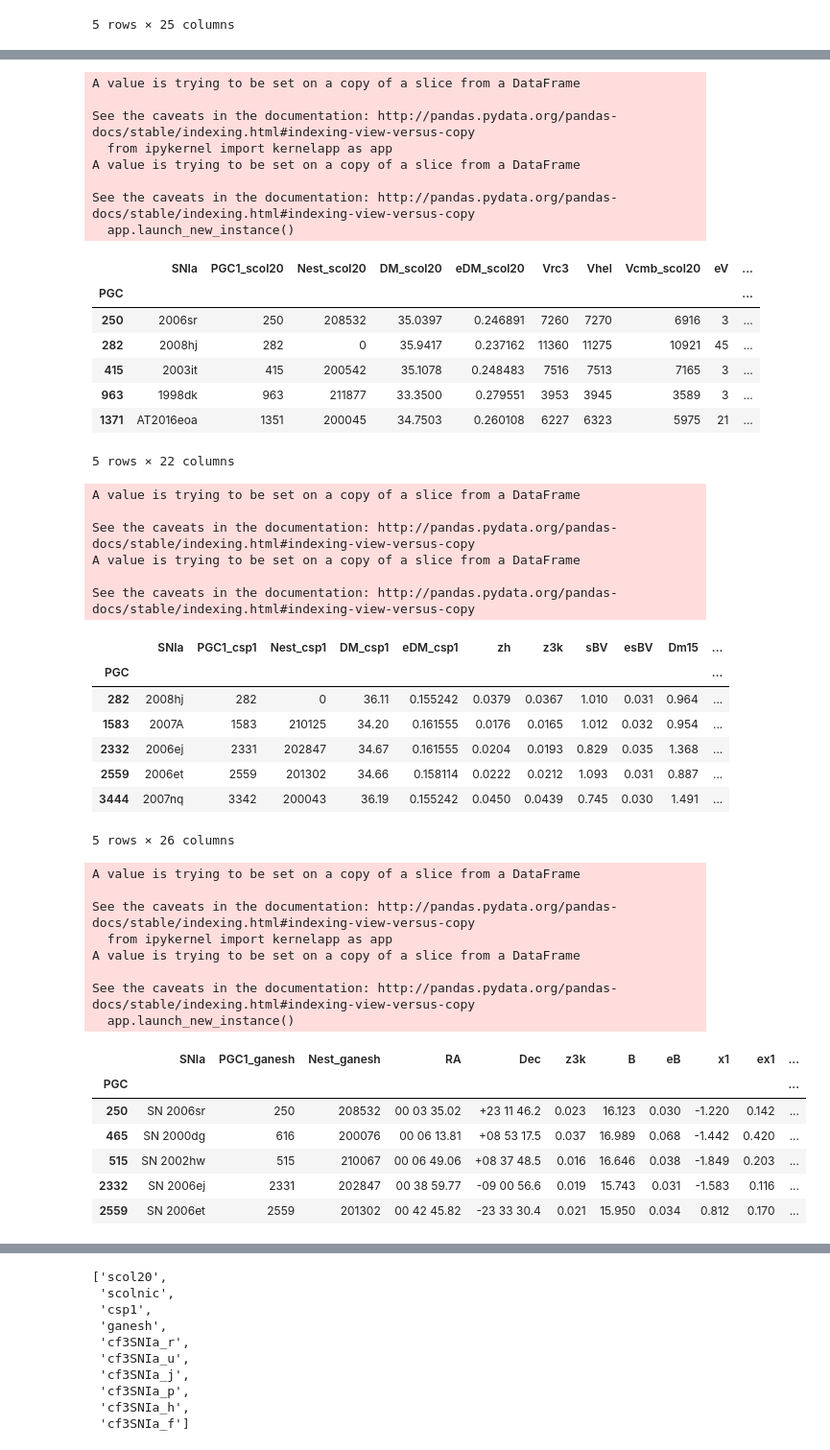
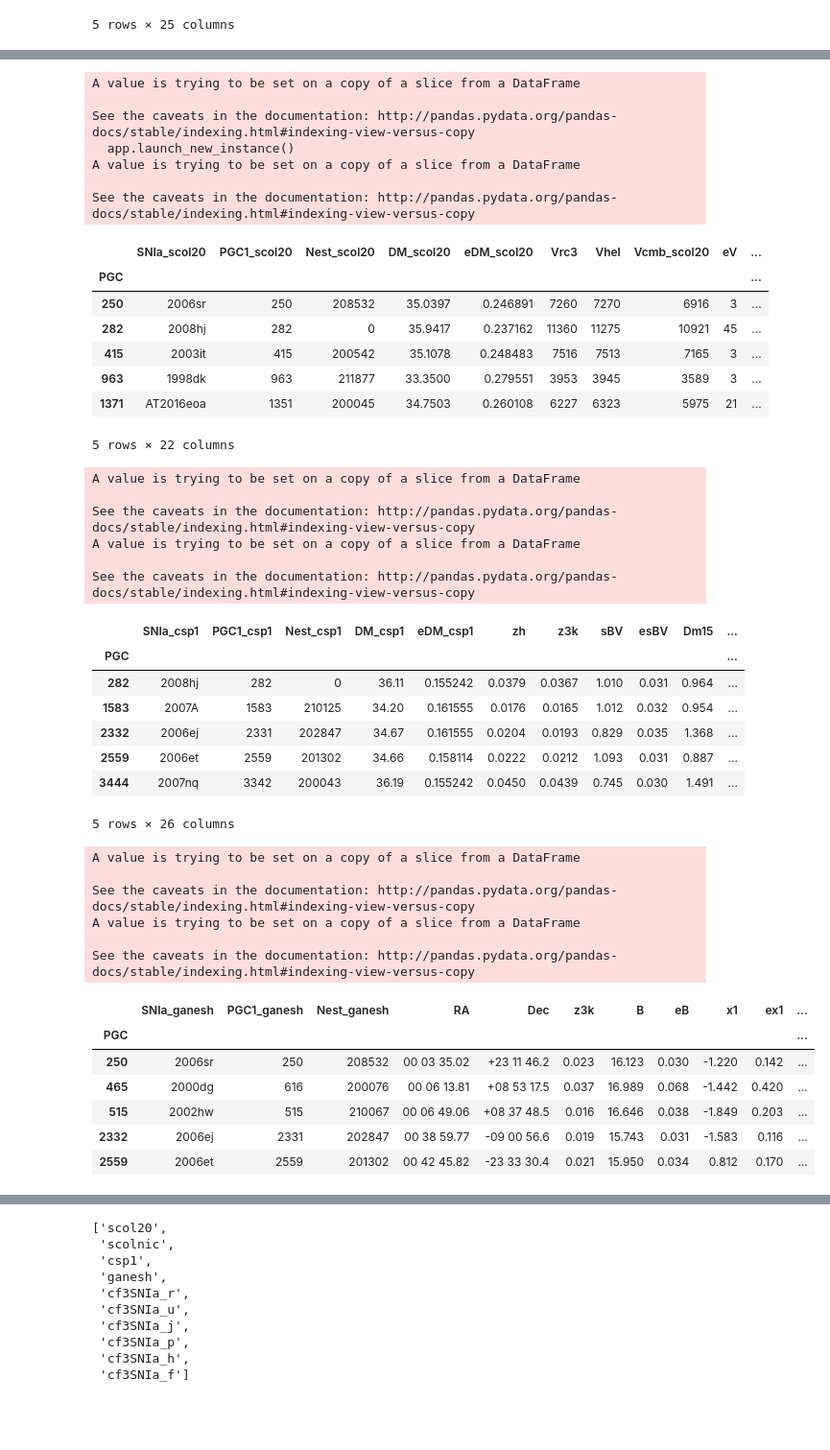
Before and after one commit to ekourkchi/CF4catalog, a Jupyter notebook: SNIa_groups-catal.ipynb, the cells around one changed output, grey strips where cells are left out. Shown at 96% size. Saved outputs shown, nothing was run; the diff lists cells and outputs as text; code cells hidden in the pictures; blank space fills up the shorter version.

```diff
--- a/SNIa_groups-catal.ipynb
+++ b/SNIa_groups-catal.ipynb
@@ -257,6 +272,7 @@ df = df.rename(columns={"Nest": "Nest_scol20"})
 df = df.rename(columns={"Vcmb": "Vcmb_scol20"})
 df = df.rename(columns={"PGC1": "PGC1_scol20"})
 df = df.rename(columns={"eDM": "eDM_scol20"})
+df = df.rename(columns={"SNIa": "SNIa_scol20"})
 
 df["eDM_scol20"] = np.sqrt(df["eDM_scol20"]**2+0.15**2)
 
@@ -267,15 +283,14 @@ df_scol20.head()
 
 df_scol20.head()
 # %% [output]
-A value is trying to be set on a copy of a slice from a DataFrame
-
-See the caveats in the documentation: http://pandas.pydata.org/pandas-docs/stable/indexing.html#indexing-view-versus-copy
-  from ipykernel import kernelapp as app
 A value is trying to be set on a copy of a slice from a DataFrame
 
 See the caveats in the documentation: http://pandas.pydata.org/pandas-docs/stable/indexing.html#indexing-view-versus-copy
   app.launch_new_instance()
+A value is trying to be set on a copy of a slice from a DataFrame
+
+See the caveats in the documentation: http://pandas.pydata.org/pandas-docs/stable/indexing.html#indexing-view-versus-copy
-|  | SNIa | PGC1_scol20 | Nest_scol20 | DM_scol20 | eDM_scol20 | Vrc3 | Vhel | Vcmb_scol20 | eV | ... |
+|  | SNIa_scol20 | PGC1_scol20 | Nest_scol20 | DM_scol20 | eDM_scol20 | Vrc3 | Vhel | Vcmb_scol20 | eV | ... |
 | PGC |  |  |  |  |  |  |  |  |  | ... |
 | 250 | 2006sr | 250 | 208532 | 35.0397 | 0.246891 | 7260 | 7270 | 6916 | 3 | ... |
 | 282 | 2008hj | 282 | 0 | 35.9417 | 0.237162 | 11360 | 11275 | 10921 | 45 | ... |
@@ -292,6 +307,7 @@ df = df.set_index('PGC')
 
 df = df.rename(columns={"Nest": "Nest_csp1"})
 df = df.rename(columns={"PGC1": "PGC1_csp1"})
+df = df.rename(columns={"SNIa": "SNIa_csp1"})
 
 df["Vcmb_csp1"] = df["z3k"] * 299792.458
 
@@ -312,7 +328,7 @@ See the caveats in the documentation: http://pandas.pydata.org/pandas-docs/stabl
 A value is trying to be set on a copy of a slice from a DataFrame
 
 See the caveats in the documentation: http://pandas.pydata.org/pandas-docs/stable/indexing.html#indexing-view-versus-copy
-|  | SNIa | PGC1_csp1 | Nest_csp1 | DM_csp1 | eDM_csp1 | zh | z3k | sBV | esBV | Dm15 | ... |
+|  | SNIa_csp1 | PGC1_csp1 | Nest_csp1 | DM_csp1 | eDM_csp1 | zh | z3k | sBV | esBV | Dm15 | ... |
 | PGC |  |  |  |  |  |  |  |  |  |  | ... |
 | 282 | 2008hj | 282 | 0 | 36.11 | 0.155242 | 0.0379 | 0.0367 | 1.010 | 0.031 | 0.964 | ... |
 | 1583 | 2007A | 1583 | 210125 | 34.20 | 0.161555 | 0.0176 | 0.0165 | 1.012 | 0.032 | 0.954 | ... |
@@ -323,38 +339,39 @@ See the caveats in the documentation: http://pandas.pydata.org/pandas-docs/stabl
 # %%
 df = pd.read_csv('lossGanesh13.csv', delimiter='|')
 df["PGC1"] = df.apply(lambda x: x.PGC1 if x.PGC1 != 0 else x.PGC, axis=1)
 df = df.set_index('PGC')
 
 df = df.rename(columns={"Nest": "Nest_ganesh"})
 df = df.rename(columns={"PGC1": "PGC1_ganesh"})
+
+df["SNIa"] = df["SNIa"].apply(lambda x: x.split(" ")[1] if x != None else None)
+df = df.rename(columns={"SNIa": "SNIa_ganesh"})
 
 df["Vcmb_ganesh"] = df["z3k"] * 299792.458
 
 df = df.rename(columns={"mu": "DM_ganesh"})
 df["emu"] = np.sqrt(df["emu"]**2+0.15**2)
 
 df_ganesh = df.rename(columns={"emu": "eDM_ganesh"})
 
 df_ganesh["DM_ganesh"][df_ganesh["DM_ganesh"]==0] = np.nan
 df_ganesh["eDM_ganesh"][df_ganesh["DM_ganesh"].isna()] = np.nan
 
 df_ganesh.head()
 # %% [output]
 A value is trying to be set on a copy of a slice from a DataFrame
 
 See the caveats in the documentation: http://pandas.pydata.org/pandas-docs/stable/indexing.html#indexing-view-versus-copy
-  from ipykernel import kernelapp as app
 A value is trying to be set on a copy of a slice from a DataFrame
 
 See the caveats in the documentation: http://pandas.pydata.org/pandas-docs/stable/indexing.html#indexing-view-versus-copy
-  app.launch_new_instance()
-|  | SNIa | PGC1_ganesh | Nest_ganesh | RA | Dec | z3k | B | eB | x1 | ex1 | ... |
+|  | SNIa_ganesh | PGC1_ganesh | Nest_ganesh | RA | Dec | z3k | B | eB | x1 | ex1 | ... |
 | PGC |  |  |  |  |  |  |  |  |  |  | ... |
-| 250 | SN 2006sr | 250 | 208532 | 00 03 35.02 | +23 11 46.2 | 0.023 | 16.123 | 0.030 | -1.220 | 0.142 | ... |
-| 465 | SN 2000dg | 616 | 200076 | 00 06 13.81 | +08 53 17.5 | 0.037 | 16.989 | 0.068 | -1.442 | 0.420 | ... |
-| 515 | SN 2002hw | 515 | 210067 | 00 06 49.06 | +08 37 48.5 | 0.016 | 16.646 | 0.038 | -1.849 | 0.203 | ... |
-| 2332 | SN 2006ej | 2331 | 202847 | 00 38 59.77 | -09 00 56.6 | 0.019 | 15.743 | 0.031 | -1.583 | 0.116 | ... |
-| 2559 | SN 2006et | 2559 | 201302 | 00 42 45.82 | -23 33 30.4 | 0.021 | 15.950 | 0.034 | 0.812 | 0.170 | ... |
+| 250 | 2006sr | 250 | 208532 | 00 03 35.02 | +23 11 46.2 | 0.023 | 16.123 | 0.030 | -1.220 | 0.142 | ... |
+| 465 | 2000dg | 616 | 200076 | 00 06 13.81 | +08 53 17.5 | 0.037 | 16.989 | 0.068 | -1.442 | 0.420 | ... |
+| 515 | 2002hw | 515 | 210067 | 00 06 49.06 | +08 37 48.5 | 0.016 | 16.646 | 0.038 | -1.849 | 0.203 | ... |
+| 2332 | 2006ej | 2331 | 202847 | 00 38 59.77 | -09 00 56.6 | 0.019 | 15.743 | 0.031 | -1.583 | 0.116 | ... |
+| 2559 | 2006et | 2559 | 201302 | 00 42 45.82 | -23 33 30.4 | 0.021 | 15.950 | 0.034 | 0.812 | 0.170 | ... |
 # %%
 how = 'outer'
 
```
Also changed, not shown: parts of 17 cells of this notebook, 2 other files.
